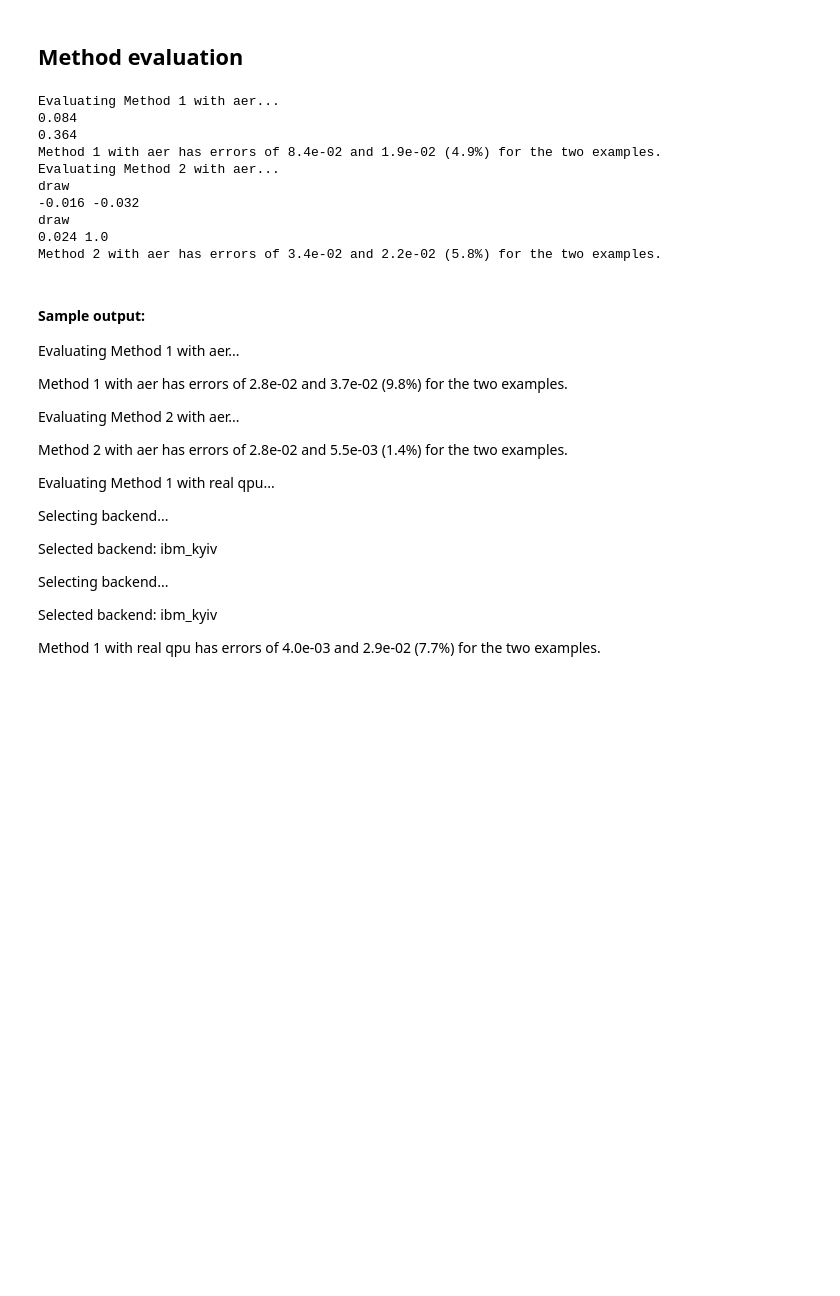
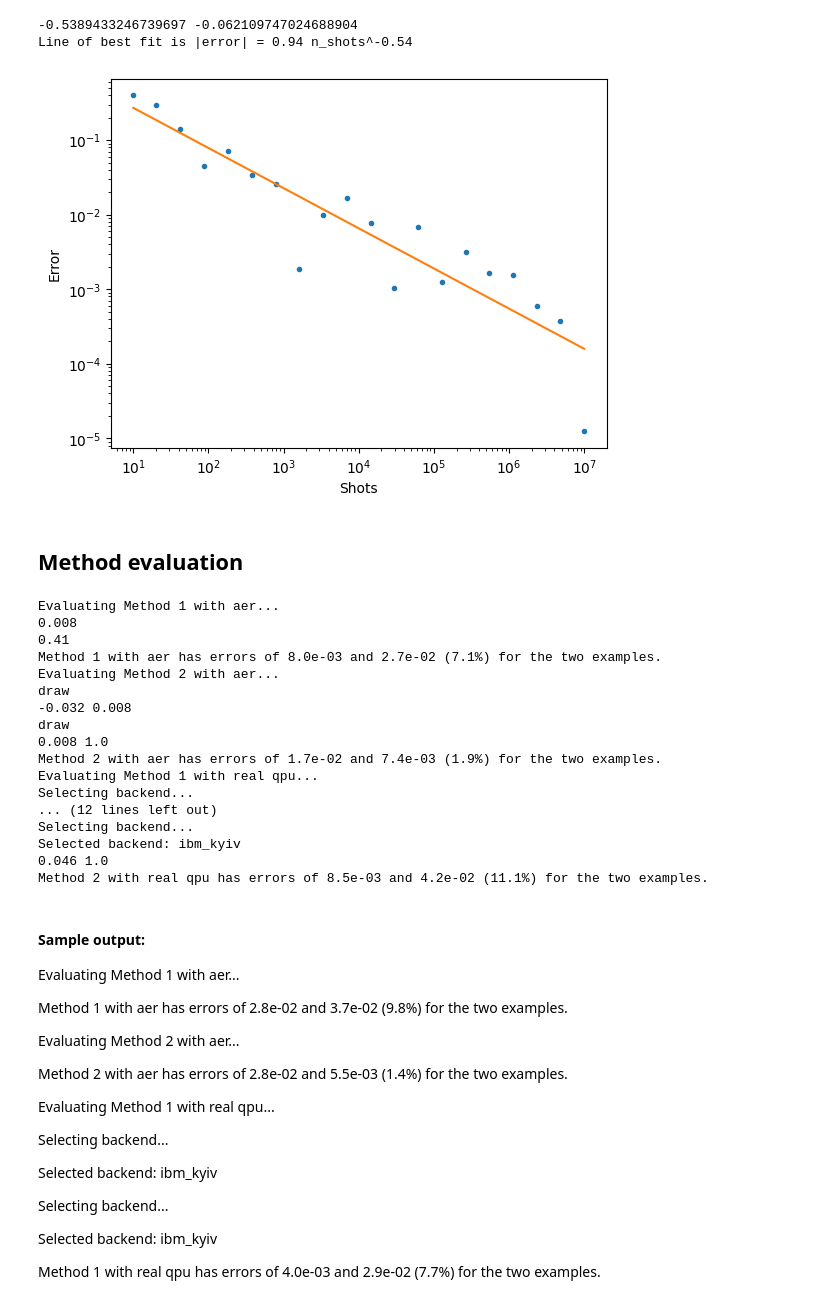
Before and after one commit to Stasiu51/IBMQ-coursework, a Jupyter notebook: lst_restashed.ipynb, the cells around one changed output. Drawn from its saved outputs; the diff is of its cells as text; code cells hidden in the pictures; blank space fills up the shorter version.

```diff
--- a/lst_restashed.ipynb
+++ b/lst_restashed.ipynb
@@ -153,21 +166,42 @@ def evaluate_method(estimator, backend, shots,  method_name):
+# %%
+plt.plot(n_shots_s, error_s, '.')
+plt.xscale('log')
+plt.yscale('log')
+plt.xlabel('Shots')
+plt.ylabel('Error')
+a,b = np.polyfit(np.log(n_shots_s := np.array(n_shots_s)), np.log(error_s := np.array(error_s)), 1)
+print(a, b)
+plt.plot(n_shots_s, np.exp(b)*n_shots_s**a)
+print(f"Line of best fit is |error| = {np.exp(b):.2f} n_shots^{a:.2f}")
+# %% [output]
+-0.5389433246739697 -0.062109747024688904
+Line of best fit is |error| = 0.94 n_shots^-0.54
+[figure, added]
 # %% [markdown]
 ## Method evaluation
 # %%
 err_1_aer = evaluate_method(method_1_estimator, get_counts_using_aer, 1000, 'Method 1 with aer')
-err_2_aer = evaluate_method(method_2_estimator, get_counts_using_aer, 500, 'Method 2 with aer')
+err_2_aer = evaluate_method(method_2_estimator, get_counts_using_aer, 1000, 'Method 2 with aer')
 err_1_qpu = evaluate_method(method_1_estimator, get_counts_using_real_qpu, 1000, 'Method 1 with real qpu')
 err_2_qpu = evaluate_method(method_2_estimator, get_counts_using_real_qpu, 1000, 'Method 2 with real qpu')
 # %% [output]
 Evaluating Method 1 with aer...
-0.084
-0.364
-Method 1 with aer has errors of 8.4e-02 and 1.9e-02 (4.9%) for the two examples.
+0.008
+0.41
+Method 1 with aer has errors of 8.0e-03 and 2.7e-02 (7.1%) for the two examples.
 Evaluating Method 2 with aer...
 draw
--0.016 -0.032
+-0.032 0.008
 draw
-0.024 1.0
-Method 2 with aer has errors of 3.4e-02 and 2.2e-02 (5.8%) for the two examples.
+0.008 1.0
+Method 2 with aer has errors of 1.7e-02 and 7.4e-03 (1.9%) for the two examples.
+Evaluating Method 1 with real qpu...
+Selecting backend...
+... (12 lines left out)
+Selecting backend...
+Selected backend: ibm_kyiv
+0.046 1.0
+Method 2 with real qpu has errors of 8.5e-03 and 4.2e-02 (11.1%) for the two examples.
 # %% [markdown]
 #### Sample output:
 
```
Also changed, not shown: parts of 4 cells of this notebook, 4 other files.
